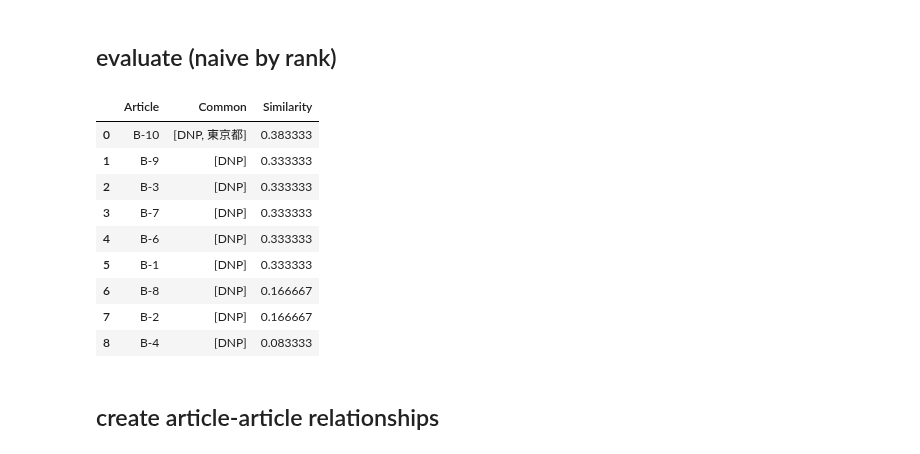
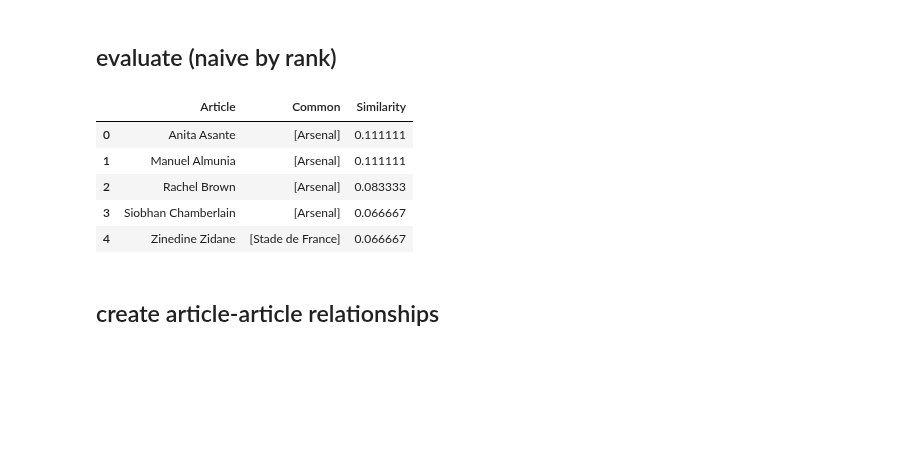
Before and after one commit to smallcat9603/graph, a Jupyter notebook: dnp/kg/neo4j.ipynb, the cells around one changed output. Cells and saved outputs as stored; diff of their text form; code cells hidden in the pictures; blank space fills up the shorter version.

```diff
--- a/dnp/kg/neo4j.ipynb
+++ b/dnp/kg/neo4j.ipynb
@@ -10,5 +9,14 @@ password= "j4oenj4oen"
 
 gds = GraphDataScience(host, auth=(user, password))
 print(gds.version())
+
+# DNP or WIKI
+URL = "WIKI"
+
+query = """
+CREATE CONSTRAINT id_unique IF NOT EXISTS
+For (a:Article) REQUIRE a.url IS UNIQUE;
+"""
+gds.run_cypher(query)
 # %% [output]
 2.5.4
@@ -233,21 +321,18 @@ gds.run_cypher(query, {'nphrase': nphrase})
 # %%
 query = """
 MATCH (i:Input)-[r:CONTAINS]-(n:Noun)-[c:CONTAINS]-(a:Article)
 RETURN a.name AS Article, collect(n.name) AS Common, SUM((1.0/r.rank)*(1.0/c.rank)) AS Similarity
 ORDER BY Similarity DESC
+LIMIT 10
 """
 gds.run_cypher(query)
 # %% [output]
 |  | Article | Common | Similarity |
-| 0 | B-10 | [DNP, 東京都] | 0.383333 |
-| 1 | B-9 | [DNP] | 0.333333 |
-| 2 | B-3 | [DNP] | 0.333333 |
-| 3 | B-7 | [DNP] | 0.333333 |
-| 4 | B-6 | [DNP] | 0.333333 |
-| 5 | B-1 | [DNP] | 0.333333 |
-| 6 | B-8 | [DNP] | 0.166667 |
-| 7 | B-2 | [DNP] | 0.166667 |
-| 8 | B-4 | [DNP] | 0.083333 |
+| 0 | Anita Asante | [Arsenal] | 0.111111 |
+| 1 | Manuel Almunia | [Arsenal] | 0.111111 |
+| 2 | Rachel Brown | [Arsenal] | 0.083333 |
+| 3 | Siobhan Chamberlain | [Arsenal] | 0.066667 |
+| 4 | Zinedine Zidane | [Stade de France] | 0.066667 |
 # %% [markdown]
 ## create article-article relationships
 # %%
```
Also changed, not shown: parts of 17 cells of this notebook.
